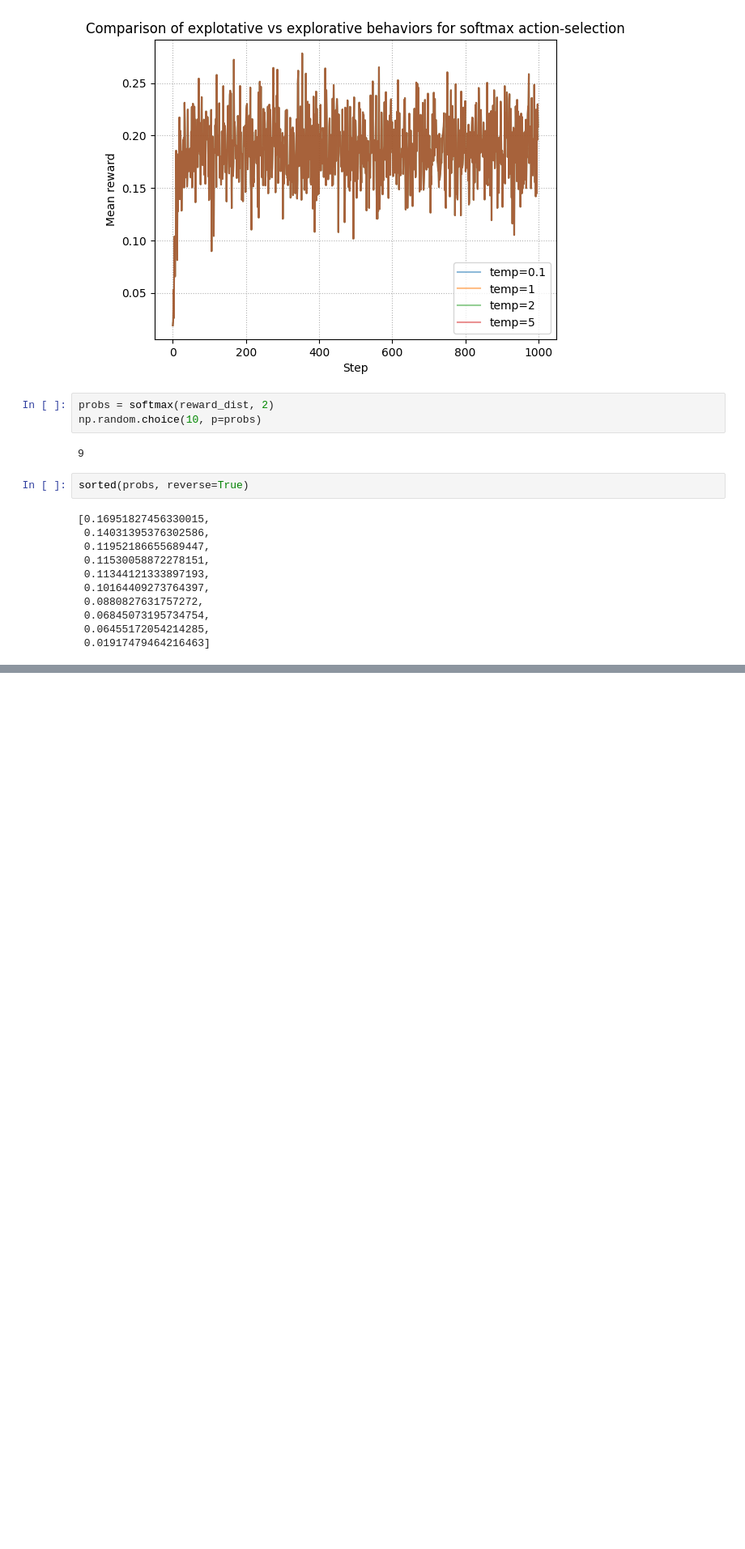
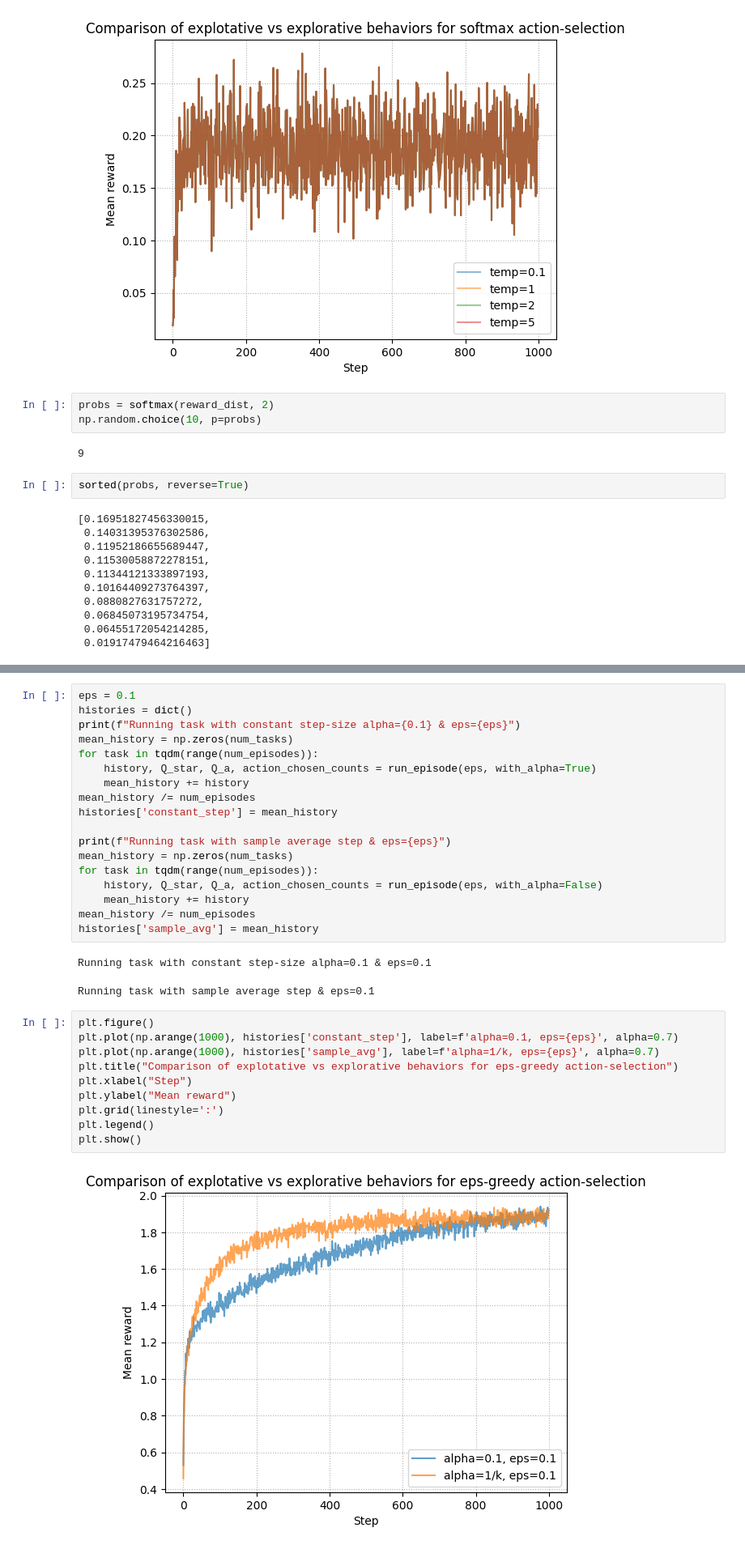
Before and after one commit to aadi219/reinforcement-learning, a Jupyter notebook: n-armed_bandit.ipynb, the cells around one changed output, grey strips where cells are left out. Shown at 81% size. Saved outputs shown, nothing was run; the diff lists cells and outputs as text; blank space fills up the shorter version.

Commit message:
action selection for non-stationary targets

```diff
--- a/n-armed_bandit.ipynb
+++ b/n-armed_bandit.ipynb
@@ -130,0 +158,33 @@ sorted(probs, reverse=True)
+# %%
+eps = 0.1
+histories = dict()
+print(f"Running task with constant step-size alpha={0.1} & eps={eps}")
+mean_history = np.zeros(num_tasks)
+for task in tqdm(range(num_episodes)):
+    history, Q_star, Q_a, action_chosen_counts = run_episode(eps, with_alpha=True)
+    mean_history += history
+mean_history /= num_episodes
+histories['constant_step'] = mean_history
+
+print(f"Running task with sample average step & eps={eps}")
+mean_history = np.zeros(num_tasks)
+for task in tqdm(range(num_episodes)):
+    history, Q_star, Q_a, action_chosen_counts = run_episode(eps, with_alpha=False)
+    mean_history += history
+mean_history /= num_episodes
+histories['sample_avg'] = mean_history
+# %% [output]
+Running task with constant step-size alpha=0.1 & eps=0.1
+Running task with sample average step & eps=0.1
+# %%
+plt.figure()
+plt.plot(np.arange(1000), histories['constant_step'], label=f'alpha=0.1, eps={eps}', alpha=0.7)
+plt.plot(np.arange(1000), histories['sample_avg'], label=f'alpha=1/k, eps={eps}', alpha=0.7)
+plt.title("Comparison of explotative vs explorative behaviors for eps-greedy action-selection")
+plt.xlabel("Step")
+plt.ylabel("Mean reward")
+plt.grid(linestyle=':')
+plt.legend()
+plt.show()
+# %% [output]
+[figure, added]
```
Also changed, not shown: parts of 3 cells of this notebook.
